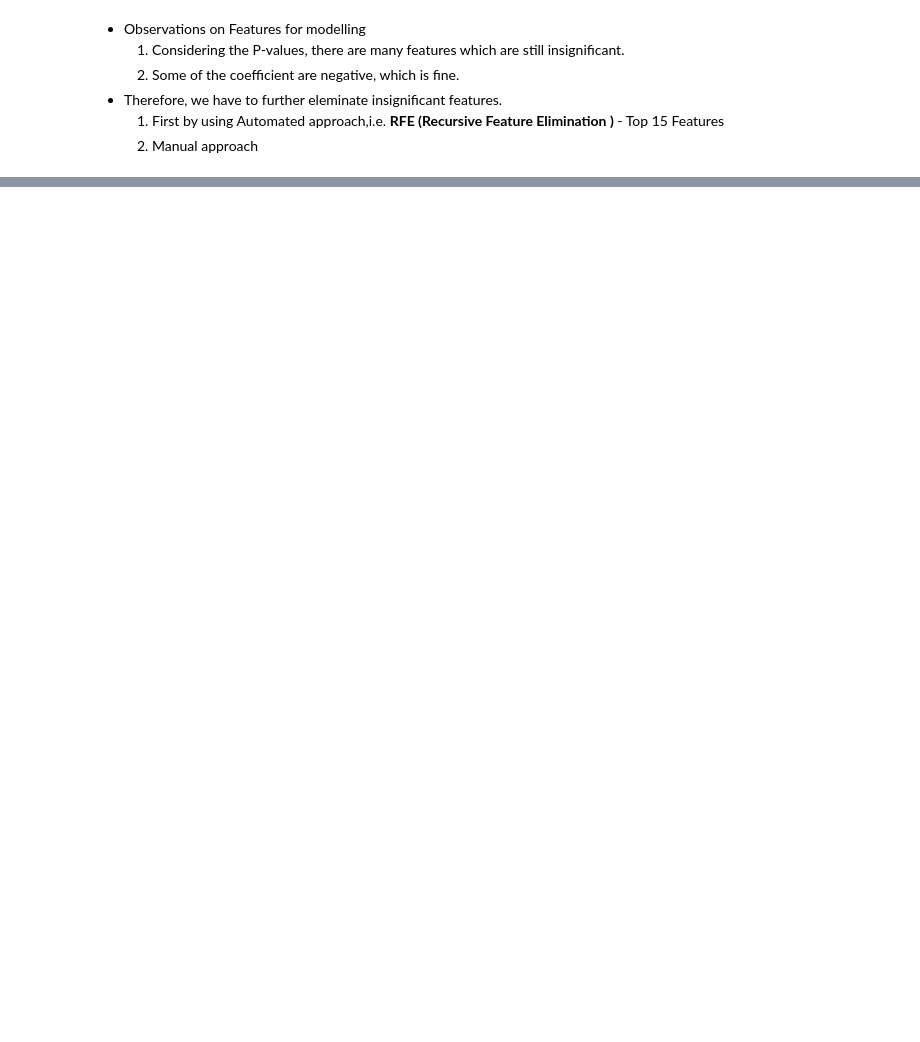
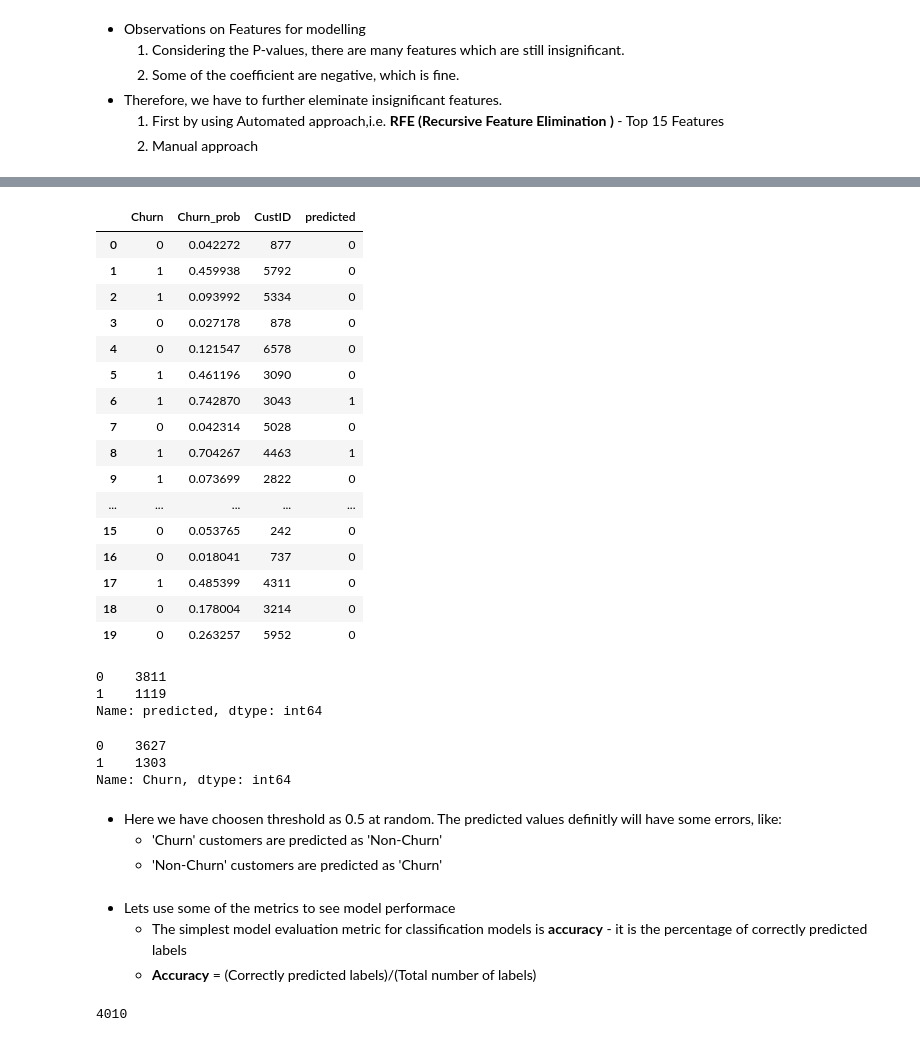
Before and after one commit to Prashik28/techeenomad_dataScience, a Jupyter notebook: Logistic Regression/PB_multivariant_logistic_regression_telecom_chrun.ipynb, the cells around one changed output, grey strips where cells are left out. Cells and saved outputs as stored; diff of their text form; code cells hidden in the pictures; blank space fills up the shorter version.

Commit message:
Final model

```diff
--- a/Logistic Regression/PB_multivariant_logistic_regression_telecom_chrun.ipynb
+++ b/Logistic Regression/PB_multivariant_logistic_regression_telecom_chrun.ipynb
@@ -590,0 +668,3 @@ Generalized Linear Model Regression Results
+# %%
+#### Predict the target using this model
+y_train_pred = rfe_model.predict(rfe_train_sm)
@@ -590,0 +685,2 @@ Generalized Linear Model Regression Results
+# %%
+y_train_pred = y_train_pred.values.reshape(-1)
@@ -590,0 +691,3 @@ Generalized Linear Model Regression Results
+# %%
+### Creating new dataframe with actual churn flag and the predicted probabilities
+y_train_pred_final = pd.DataFrame({'Churn':y_train.values, 'Churn_prob': y_train_pred, 'CustID':y_train.index})
@@ -590,0 +703,47 @@ Generalized Linear Model Regression Results
+# %%
+# Now lets take threshold as 0.5, so if pred probability is greater than 0.5 Churn is 1 else 0
+y_train_pred_final['predicted'] = y_train_pred_final.Churn_prob.apply(lambda x : 1 if x > 0.5 else 0)
+# %%
+y_train_pred_final.head(20)
+# %% [output]
+|  | Churn | Churn_prob | CustID | predicted |
+| 0 | 0 | 0.042272 | 877 | 0 |
+| 1 | 1 | 0.459938 | 5792 | 0 |
+| 2 | 1 | 0.093992 | 5334 | 0 |
+| 3 | 0 | 0.027178 | 878 | 0 |
+| 4 | 0 | 0.121547 | 6578 | 0 |
+| 5 | 1 | 0.461196 | 3090 | 0 |
+| 6 | 1 | 0.742870 | 3043 | 1 |
+| 7 | 0 | 0.042314 | 5028 | 0 |
+| 8 | 1 | 0.704267 | 4463 | 1 |
+| 9 | 1 | 0.073699 | 2822 | 0 |
+| ... | ... | ... | ... | ... |
+| 15 | 0 | 0.053765 | 242 | 0 |
+| 16 | 0 | 0.018041 | 737 | 0 |
+| 17 | 1 | 0.485399 | 4311 | 0 |
+| 18 | 0 | 0.178004 | 3214 | 0 |
+| 19 | 0 | 0.263257 | 5952 | 0 |
+# %%
+y_train_pred_final.predicted.value_counts()
+# %% [output]
+0    3811
+1    1119
+Name: predicted, dtype: int64
+# %%
+y_train_pred_final.Churn.value_counts()
+# %% [output]
+0    3627
+1    1303
+Name: Churn, dtype: int64
+# %% [markdown]
+- Here we have choosen threshold as 0.5 at random. The predicted values definitly will have some errors, like:
+    - 'Churn' customers are predicted as 'Non-Churn'
+    - 'Non-Churn' customers are predicted as 'Churn'
+# %% [markdown]
+- Lets use some of the metrics to see model performace
+    - The simplest model evaluation metric for classification models is **accuracy** - it is the percentage of correctly predicted labels
+    - **Accuracy** = (Correctly predicted labels)/(Total number of labels)
+# %%
+len(y_train_pred_final[y_train_pred_final.Churn == y_train_pred_final.predicted])
+# %% [output]
+4010
```
Also changed, not shown: parts of 78 cells of this notebook.
